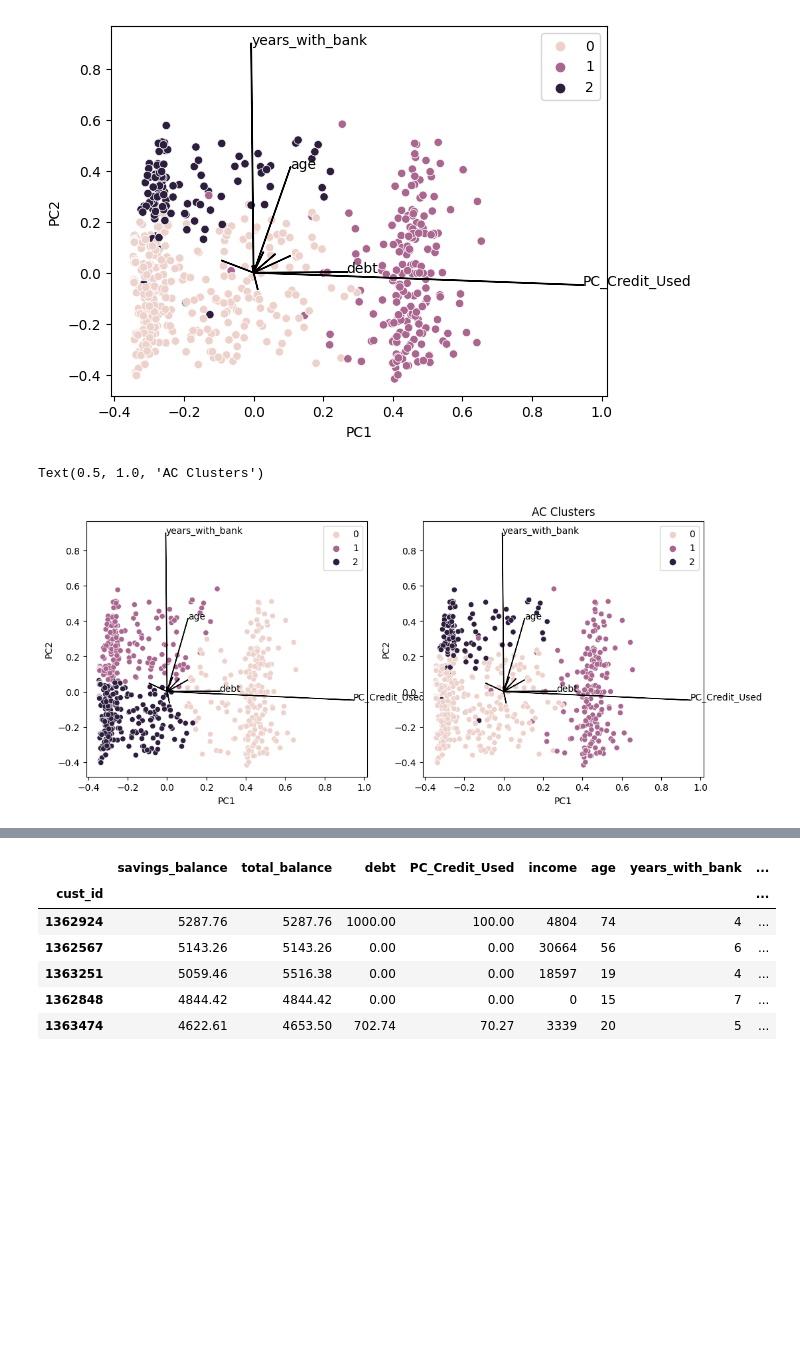
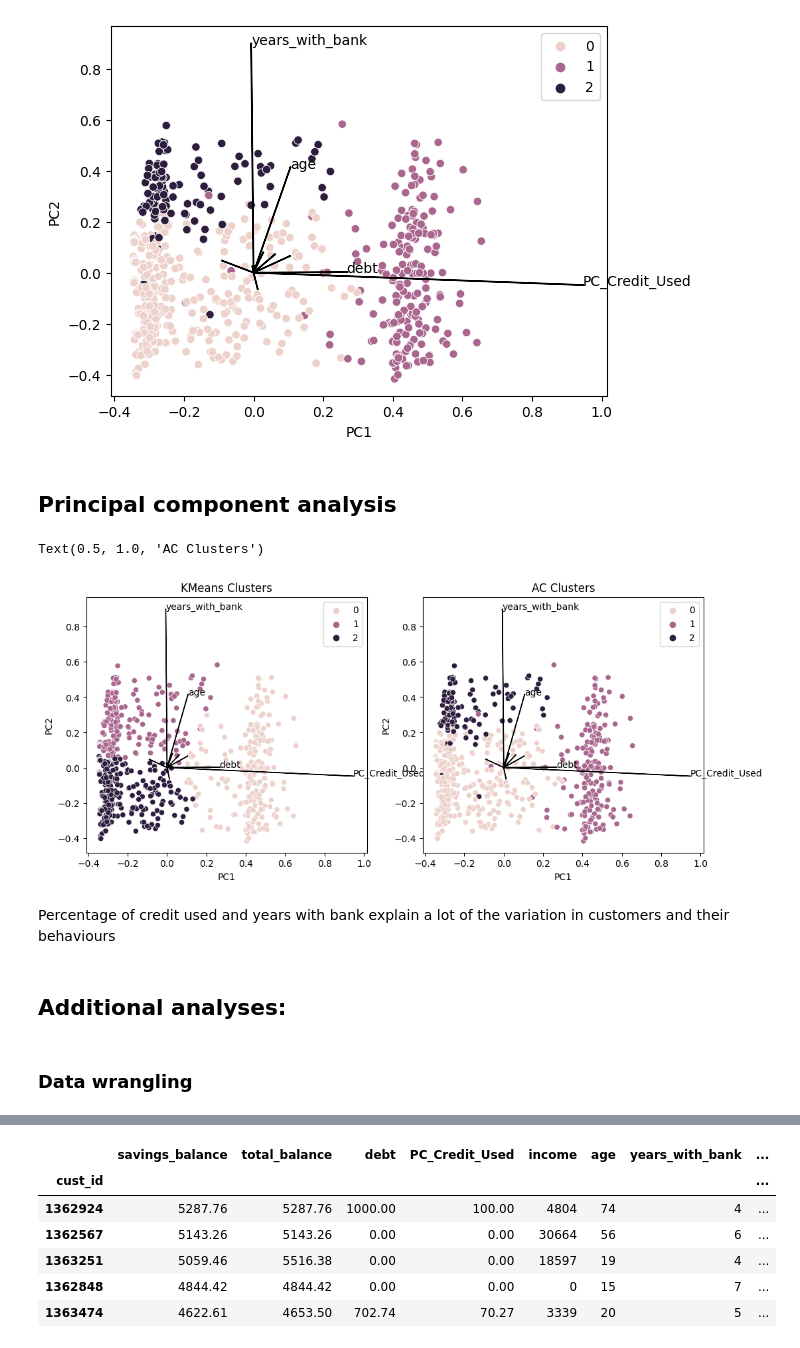
Before and after one commit to silvhua-Lighthouse/mini-project-III, a Jupyter notebook: mini-project-III.ipynb, the cells around one changed output, grey strips where cells are left out. Cells and saved outputs as stored; diff of their text form; code cells hidden in the pictures; blank space fills up the shorter version.

```diff
--- a/mini-project-III.ipynb
+++ b/mini-project-III.ipynb
@@ -1534,6 +1544,8 @@ loadings.columns = modelData[categories].columns
 # %% [output]
 Text(0, 0.5, 'PC2')
 [figure]
+# %% [markdown]
+## Principal component analysis
 # %%
 # plot PCA showing both KMeans clusters and AC clusters
 # To plot the raw data along with the loading plot, scale the raw data down:
@@ -1547,39 +1559,45 @@ sns.scatterplot(
     x=data_pca[0]*xscale,y=data_pca[1]*yscale,
     hue=modelData['cluster_km'].values,
     ax=ax[0]
     )
 for feature, vector in loadings.items():
     # Plot each feature using the two principal components as axes
     ax[0].arrow(0,0,vector[0],vector[1])
     # Label each arrow at the tip of the line
     if (vector[0] > loadings.loc[0,:].mean()) | (vector[1] > loadings.loc[1,:].mean()):
         ax[0].text(vector[0],vector[1],feature)
 ax[0].set_xlabel('PC1')
 ax[0].set_ylabel('PC2')
-ax[1].set_title('KMeans Clusters')
+ax[0].set_title('KMeans Clusters')
 
 # Plot showing AC clusters
 sns.scatterplot(
     x=data_pca[0]*xscale,y=data_pca[1]*yscale,
     hue=modelData['cluster_ac'].values,
     ax=ax[1]
     )
 for feature, vector in loadings.items():
     # Plot each feature using the two principal components as axes
     ax[1].arrow(0,0,vector[0],vector[1])
     # Label each arrow at the tip of the line
     if (vector[0] > loadings.loc[0,:].mean()) | (vector[1] > loadings.loc[1,:].mean()):
         ax[1].text(vector[0],vector[1],feature)
 ax[1].set_xlabel('PC1')
 ax[1].set_ylabel('PC2')
 ax[1].set_title('AC Clusters')
 # %% [output]
 Text(0.5, 1.0, 'AC Clusters')
-[figure, old version]
+[figure, new version]
+# %% [markdown]
+Percentage of credit used and years with bank explain a lot of the variation in customers and their behaviours
 # %%
 dfcredit_tran['accounttype'] = 'credit'
 dfchecking_tran['accounttype'] = 'checking'
 dfsavings_tran['accounttype'] = 'savings'
+# %% [markdown]
+## Additional analyses:
+# %% [markdown]
+### Data wrangling
 # %%
 transactions = pd.concat([dfchecking_tran,dfsavings_tran,dfcredit_tran])
 transactions.head(3)
```
Also changed, not shown: parts of 7 cells of this notebook.
